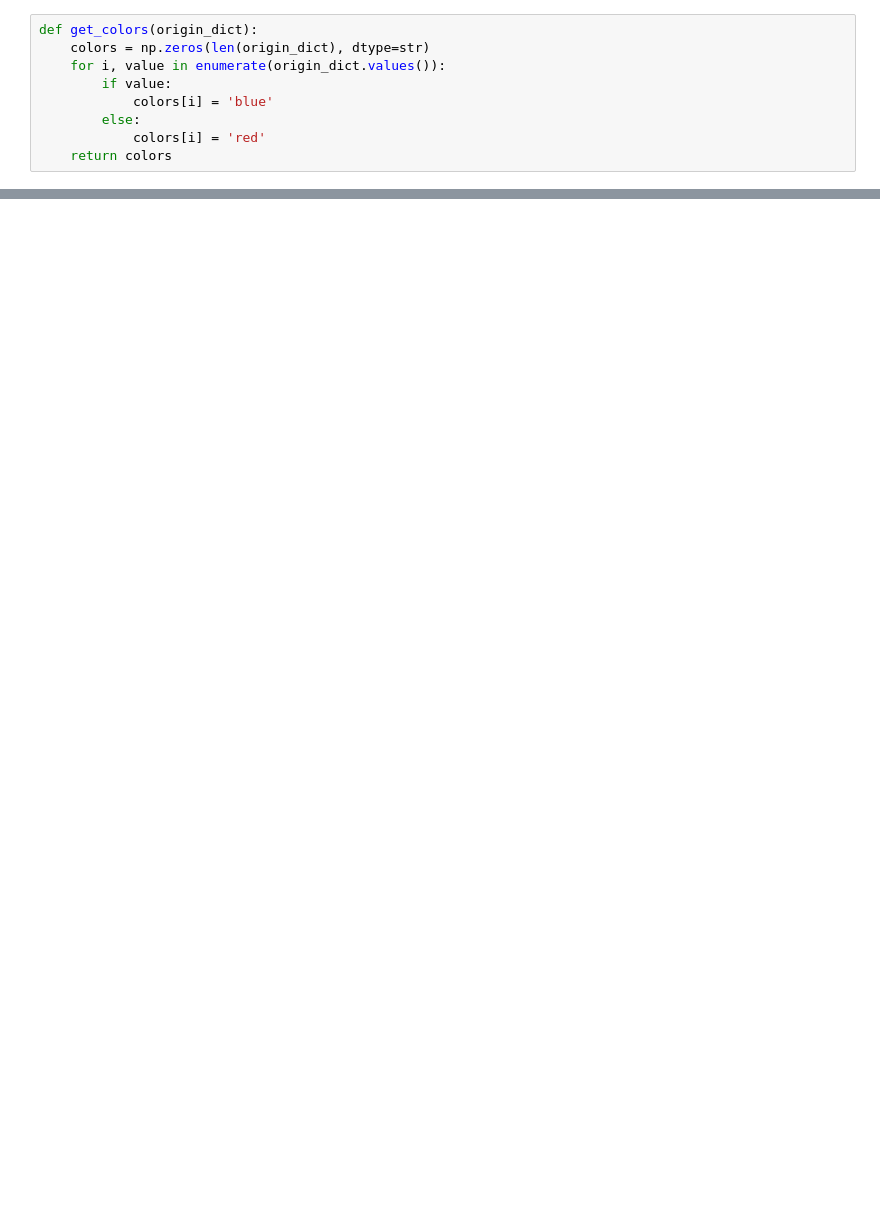
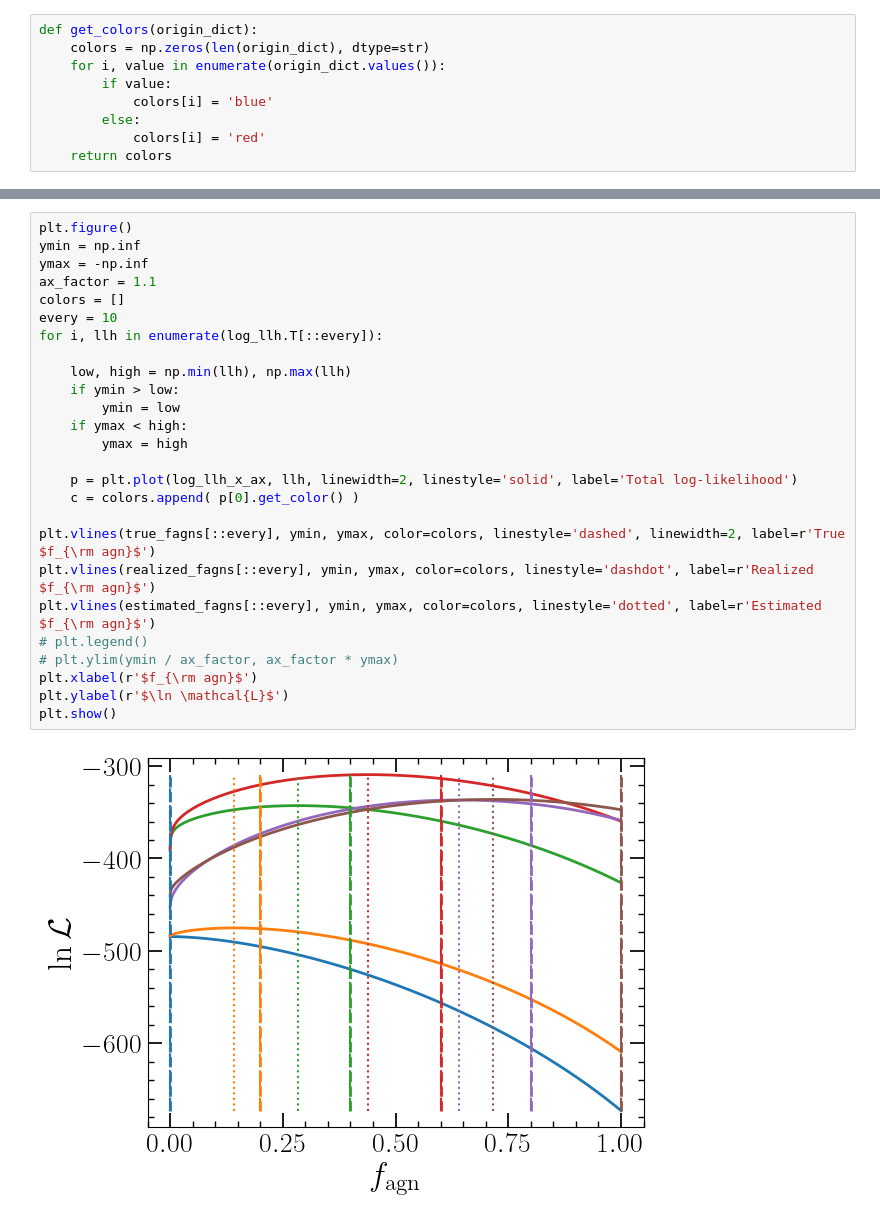
Before and after one commit to LucasPouw/darksirenpop, a Jupyter notebook: checkresults.ipynb, the cells around one changed output, grey strips where cells are left out. Drawn from its saved outputs; the diff is of its cells as text; blank space fills up the shorter version.

```diff
--- a/checkresults.ipynb
+++ b/checkresults.ipynb
@@ -180,3 +219,31 @@ plt.show()
+# %%
+plt.figure()
+ymin = np.inf
+ymax = -np.inf
+ax_factor = 1.1
+colors = []
+every = 10
+for i, llh in enumerate(log_llh.T[::every]):
+
+    low, high = np.min(llh), np.max(llh)
+    if ymin > low:
+        ymin = low
+    if ymax < high:
+        ymax = high
+
+    p = plt.plot(log_llh_x_ax, llh, linewidth=2, linestyle='solid', label='Total log-likelihood')
+    c = colors.append( p[0].get_color() )
+
+plt.vlines(true_fagns[::every], ymin, ymax, color=colors, linestyle='dashed', linewidth=2, label=r'True $f_{\rm agn}$')
+plt.vlines(realized_fagns[::every], ymin, ymax, color=colors, linestyle='dashdot', label=r'Realized $f_{\rm agn}$')
+plt.vlines(estimated_fagns[::every], ymin, ymax, color=colors, linestyle='dotted', label=r'Estimated $f_{\rm agn}$')
+# plt.legend()
+# plt.ylim(ymin / ax_factor, ax_factor * ymax)
+plt.xlabel(r'$f_{\rm agn}$')
+plt.ylabel(r'$\ln \mathcal{L}$')
+plt.show()
+# %% [output]
+[figure, added]
 # %%
 plt.figure(figsize=(8,8))
 plt.plot(true_fagns, estimated_fagns, color='red', linewidth=3)
```
Also changed, not shown: parts of 7 cells of this notebook, 7 other files.
